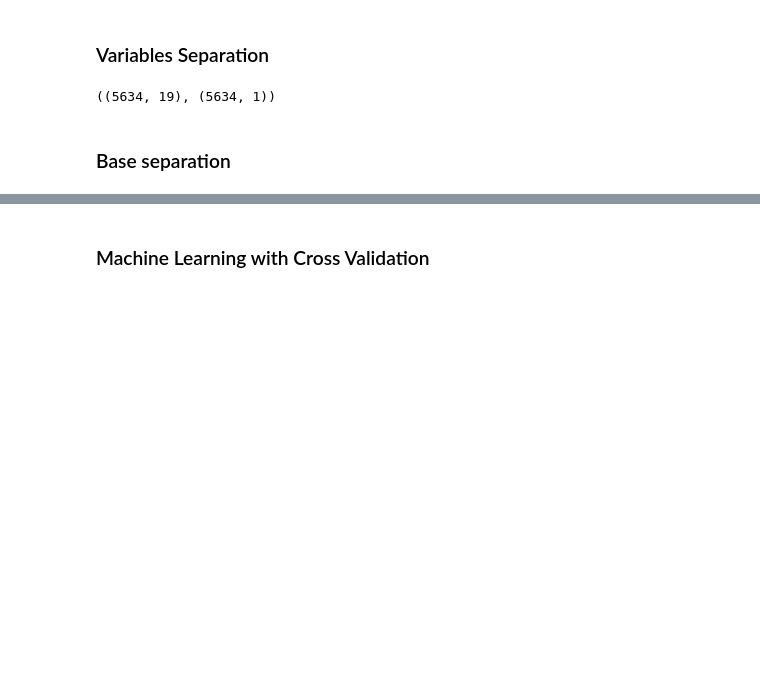
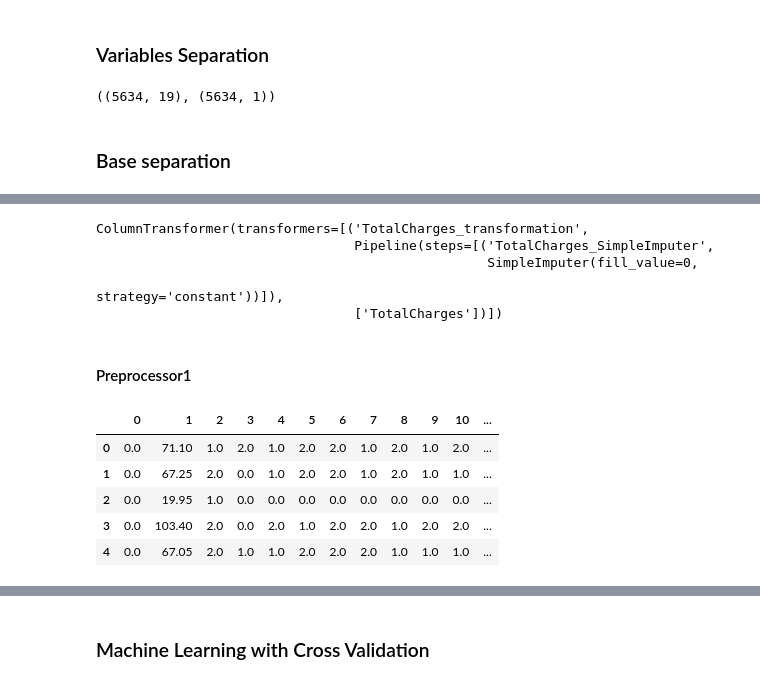
Before and after one commit to reginaldorsj/data_science_journey_course, a Jupyter notebook: Supervised Learning - Classification - Project 3/Classification Using Scikit Learn - Project 3.ipynb, the cells around one changed output, grey strips where cells are left out. Cells and saved outputs as stored; diff of their text form; code cells hidden in the pictures; blank space fills up the shorter version.

Commit message:
Improvements with PipeLine and ColumnTransformer.

```diff
--- a/Supervised Learning - Classification - Project 3/Classification Using Scikit Learn - Project 3.ipynb
+++ b/Supervised Learning - Classification - Project 3/Classification Using Scikit Learn - Project 3.ipynb
@@ -702,0 +255,3 @@ dtype: int64
+# %%
+for col in [col for col in X_train.columns if df[col].dtype=="O"]:
+    print(col,X_train[col].unique())
@@ -702,0 +374,13 @@ dtype: int64
+# %%
+PaymentMethod_col = ['PaymentMethod']
+PaymentMethod_transformation = Pipeline(steps=[
+    ('PaymentMethod_SimpleImputer', SimpleImputer(strategy='most_frequent')),
+    ('PaymentMethod_OrdinalEncoder', OrdinalEncoder(dtype=int, categories=[['Mailed check','Electronic check','Bank transfer (automatic)','Credit card (automatic)']])),
+])
+PaymentMethod_preprocessor = ColumnTransformer(
+    transformers=[
+        ('PaymentMethod_transformation', PaymentMethod_transformation, PaymentMethod_col)
+    ]
+)
+#pd.DataFrame(PaymentMethod_preprocessor.fit_transform(X_train,y_train)).head()
+PaymentMethod_preprocessor
@@ -702,0 +404,42 @@ dtype: int64
+# %%
+TotalCharges_col = ['TotalCharges']
+TotalCharges_transformation = Pipeline(steps=[
+    ('TotalCharges_SimpleImputer', SimpleImputer(strategy='constant', fill_value=0)),
+])
+TotalCharges_preprocessor = ColumnTransformer(
+    transformers=[
+        ('TotalCharges_transformation', TotalCharges_transformation, TotalCharges_col)
+    ]
+)
+
+#pd.DataFrame(TotalCharges_preprocessor.fit_transform(X_train,y_train)).head()
+TotalCharges_preprocessor
+# %% [output]
+ColumnTransformer(transformers=[('TotalCharges_transformation',
+                                 Pipeline(steps=[('TotalCharges_SimpleImputer',
+                                                  SimpleImputer(fill_value=0,
+                                                                strategy='constant'))]),
+                                 ['TotalCharges'])])
+# %% [markdown]
+#### Preprocessor1
+# %%
+columns = list(X_train.columns)
+preprocessor1 = ColumnTransformer(
+    transformers=[
+        ('num_dummy', 'passthrough', [col for col in X_train.columns if col not in categories_cols+categorical_cols+dependents_col+PaymentMethod_col+TotalCharges_col+tenure_col]),
+        ('categorical_preprocessor', categorical_preprocessor, columns),
+        ('dependents_preprocessor', dependents_preprocessor, columns),
+        ('PaymentMethod_preprocessor', PaymentMethod_preprocessor, columns),
+        ('TotalCharges_preprocessor', TotalCharges_preprocessor, columns),
+        ('fill_tenure_transformer', fill_tenure_transformer, columns),
+    ],
+)
+
+pd.DataFrame(preprocessor1.fit_transform(X_train,y_train)).head()
+# %% [output]
+|  | 0 | 1 | 2 | 3 | 4 | 5 | 6 | 7 | 8 | 9 | 10 | ... |
+| 0 | 0.0 | 71.10 | 1.0 | 2.0 | 1.0 | 2.0 | 2.0 | 1.0 | 2.0 | 1.0 | 2.0 | ... |
+| 1 | 0.0 | 67.25 | 2.0 | 0.0 | 1.0 | 2.0 | 2.0 | 1.0 | 2.0 | 1.0 | 1.0 | ... |
+| 2 | 0.0 | 19.95 | 1.0 | 0.0 | 0.0 | 0.0 | 0.0 | 0.0 | 0.0 | 0.0 | 0.0 | ... |
+| 3 | 0.0 | 103.40 | 2.0 | 0.0 | 2.0 | 1.0 | 2.0 | 2.0 | 1.0 | 2.0 | 2.0 | ... |
+| 4 | 0.0 | 67.05 | 2.0 | 1.0 | 1.0 | 2.0 | 2.0 | 2.0 | 1.0 | 1.0 | 1.0 | ... |
```
Also changed, not shown: parts of 90 cells of this notebook.
